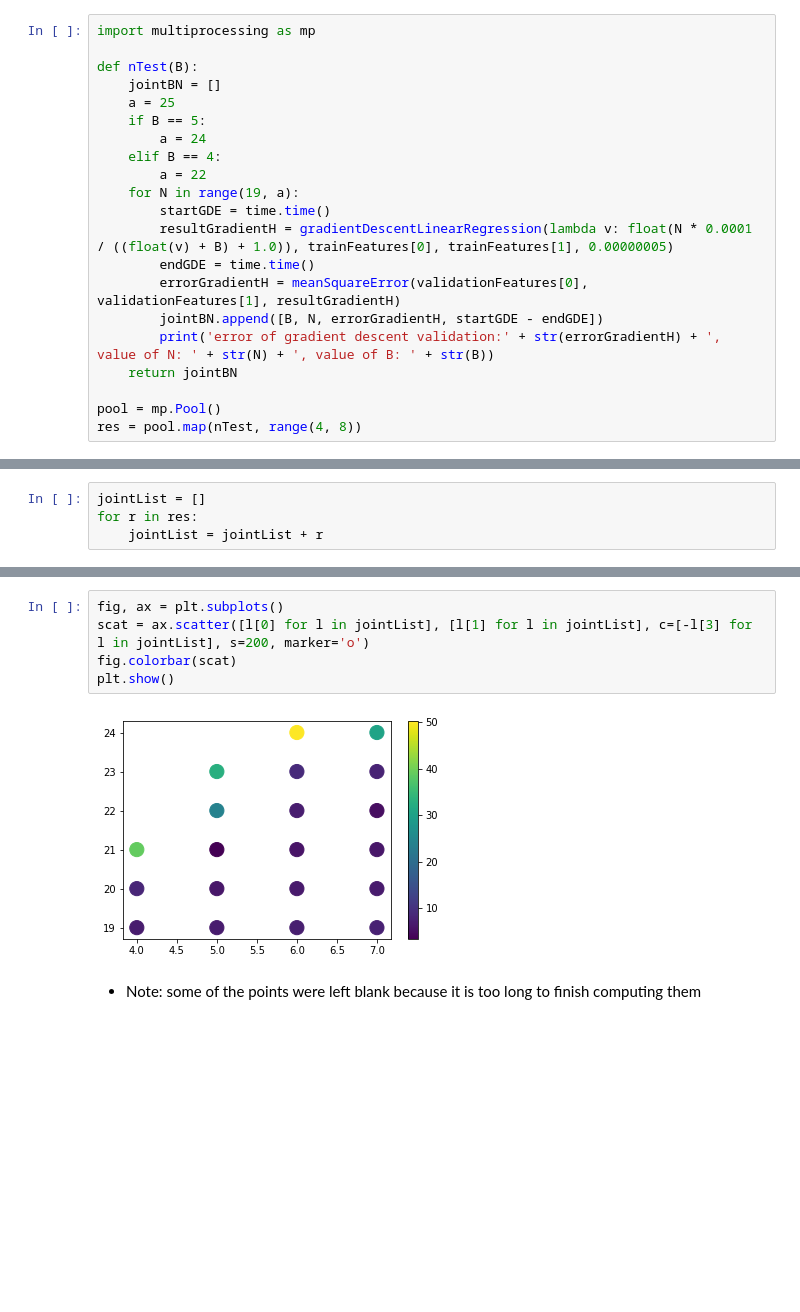
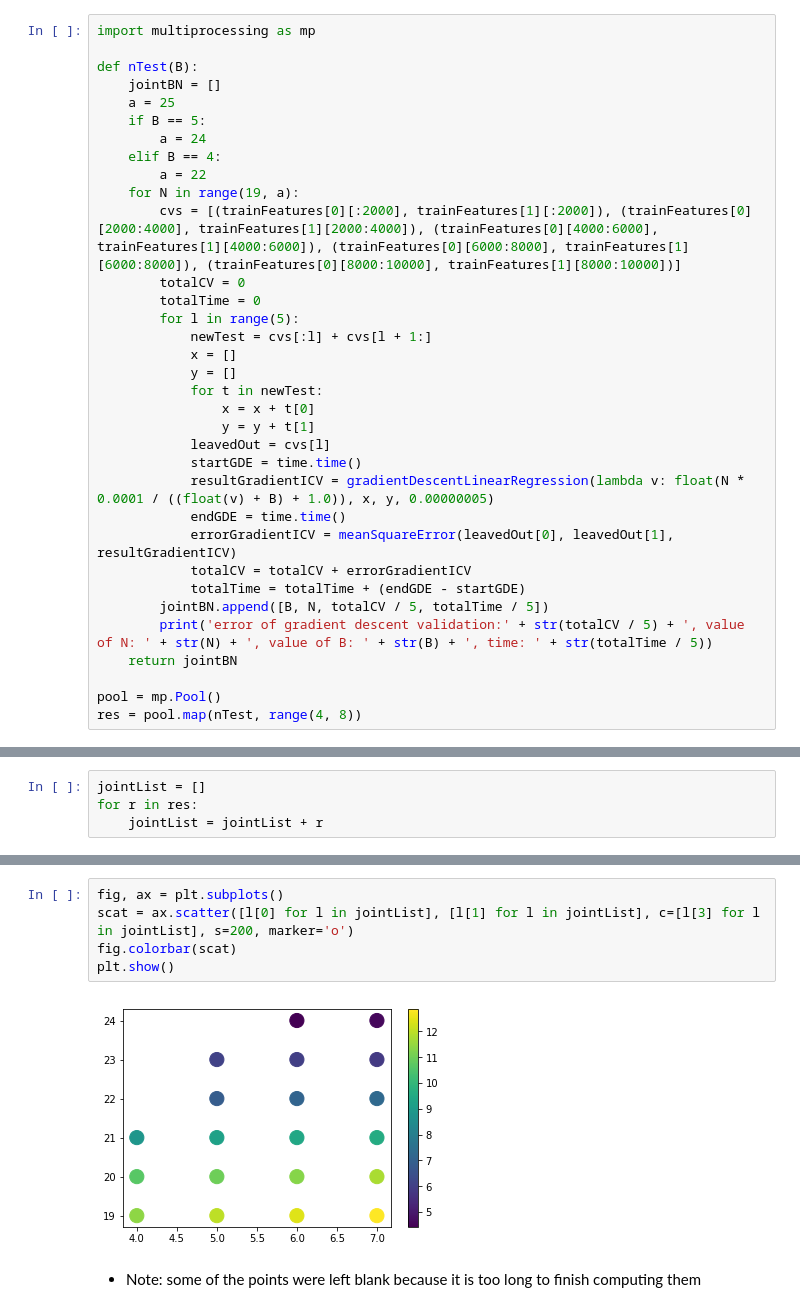
Before and after one commit to yma67/Reddit-Popularity-Predict, a Jupyter notebook: project1_final_version.ipynb, the cells around one changed output, grey strips where cells are left out. Cells and saved outputs as stored; diff of their text form; blank space fills up the shorter version.

```diff
--- a/project1_final_version.ipynb
+++ b/project1_final_version.ipynb
@@ -578,12 +603,25 @@ def nTest(B):
     elif B == 4:
         a = 22
     for N in range(19, a):
-        startGDE = time.time()
-        resultGradientH = gradientDescentLinearRegression(lambda v: float(N * 0.0001 / ((float(v) + B) + 1.0)), trainFeatures[0], trainFeatures[1], 0.00000005)
-        endGDE = time.time()
-        errorGradientH = meanSquareError(validationFeatures[0], validationFeatures[1], resultGradientH)
-        jointBN.append([B, N, errorGradientH, startGDE - endGDE])
-        print('error of gradient descent validation:' + str(errorGradientH) + ', value of N: ' + str(N) + ', value of B: ' + str(B))
+        cvs = [(trainFeatures[0][:2000], trainFeatures[1][:2000]), (trainFeatures[0][2000:4000], trainFeatures[1][2000:4000]), (trainFeatures[0][4000:6000], trainFeatures[1][4000:6000]), (trainFeatures[0][6000:8000], trainFeatures[1][6000:8000]), (trainFeatures[0][8000:10000], trainFeatures[1][8000:10000])]
+        totalCV = 0
+        totalTime = 0
+        for l in range(5):
+            newTest = cvs[:l] + cvs[l + 1:]
+            x = []
+            y = []
+            for t in newTest:
+                x = x + t[0]
+                y = y + t[1]
+            leavedOut = cvs[l]
+            startGDE = time.time()
+            resultGradientICV = gradientDescentLinearRegression(lambda v: float(N * 0.0001 / ((float(v) + B) + 1.0)), x, y, 0.00000005)
+            endGDE = time.time()
+            errorGradientICV = meanSquareError(leavedOut[0], leavedOut[1], resultGradientICV)
+            totalCV = totalCV + errorGradientICV
+            totalTime = totalTime + (endGDE - startGDE)
+        jointBN.append([B, N, totalCV / 5, totalTime / 5])
+        print('error of gradient descent validation:' + str(totalCV / 5) + ', value of N: ' + str(N) + ', value of B: ' + str(B) + ', time: ' + str(totalTime / 5))
     return jointBN
 
 pool = mp.Pool()
@@ -628,10 +670,10 @@ plt.show()
 # %%
 fig, ax = plt.subplots()
-scat = ax.scatter([l[0] for l in jointList], [l[1] for l in jointList], c=[-l[3] for l in jointList], s=200, marker='o')
+scat = ax.scatter([l[0] for l in jointList], [l[1] for l in jointList], c=[l[3] for l in jointList], s=200, marker='o')
 fig.colorbar(scat)
 plt.show()
 # %% [output]
-[figure, old version]
+[figure, new version]
 # %% [markdown]
 * Note: some of the points were left blank because it is too long to finish computing them
 # %% [markdown]
```
Also changed, not shown: parts of 18 cells of this notebook.
